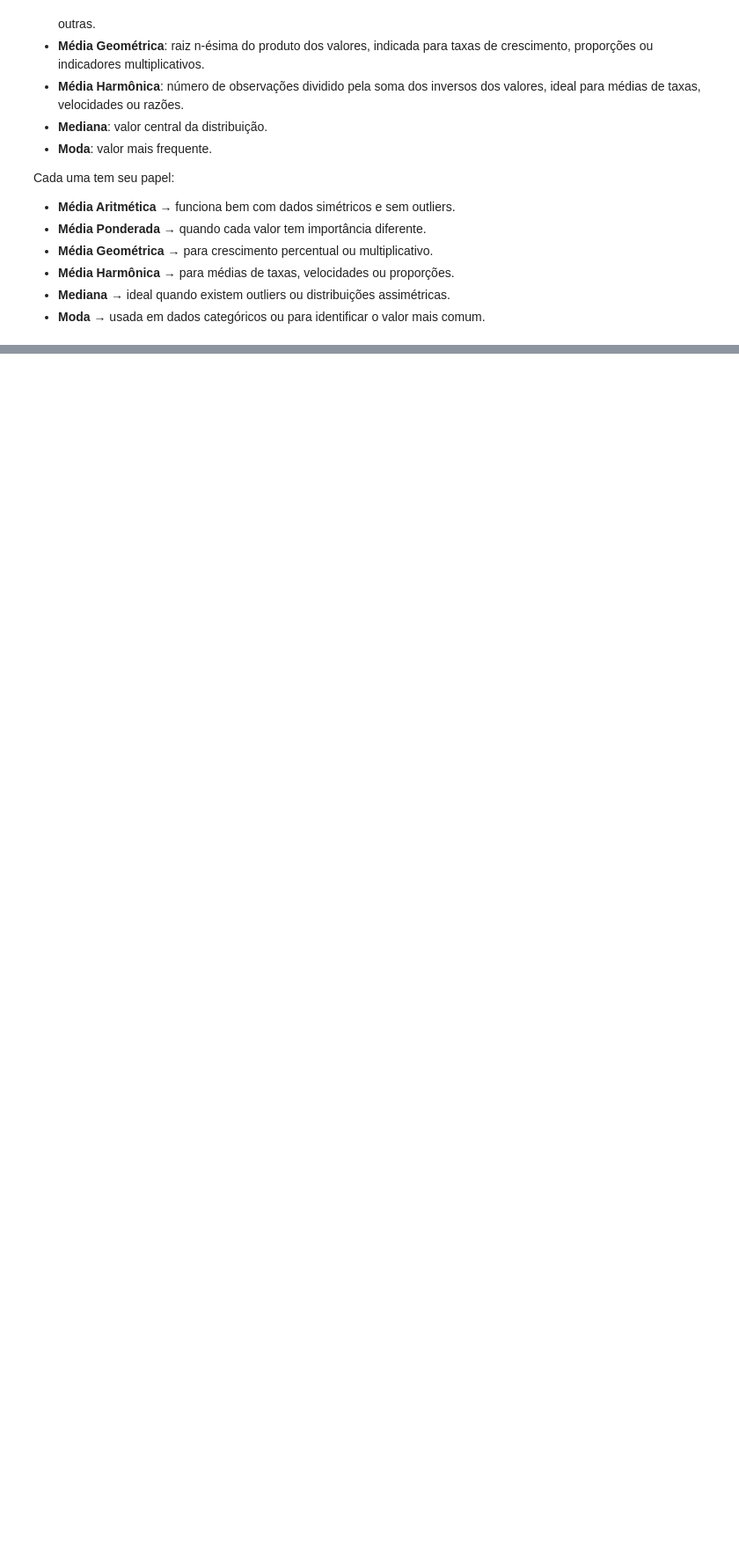
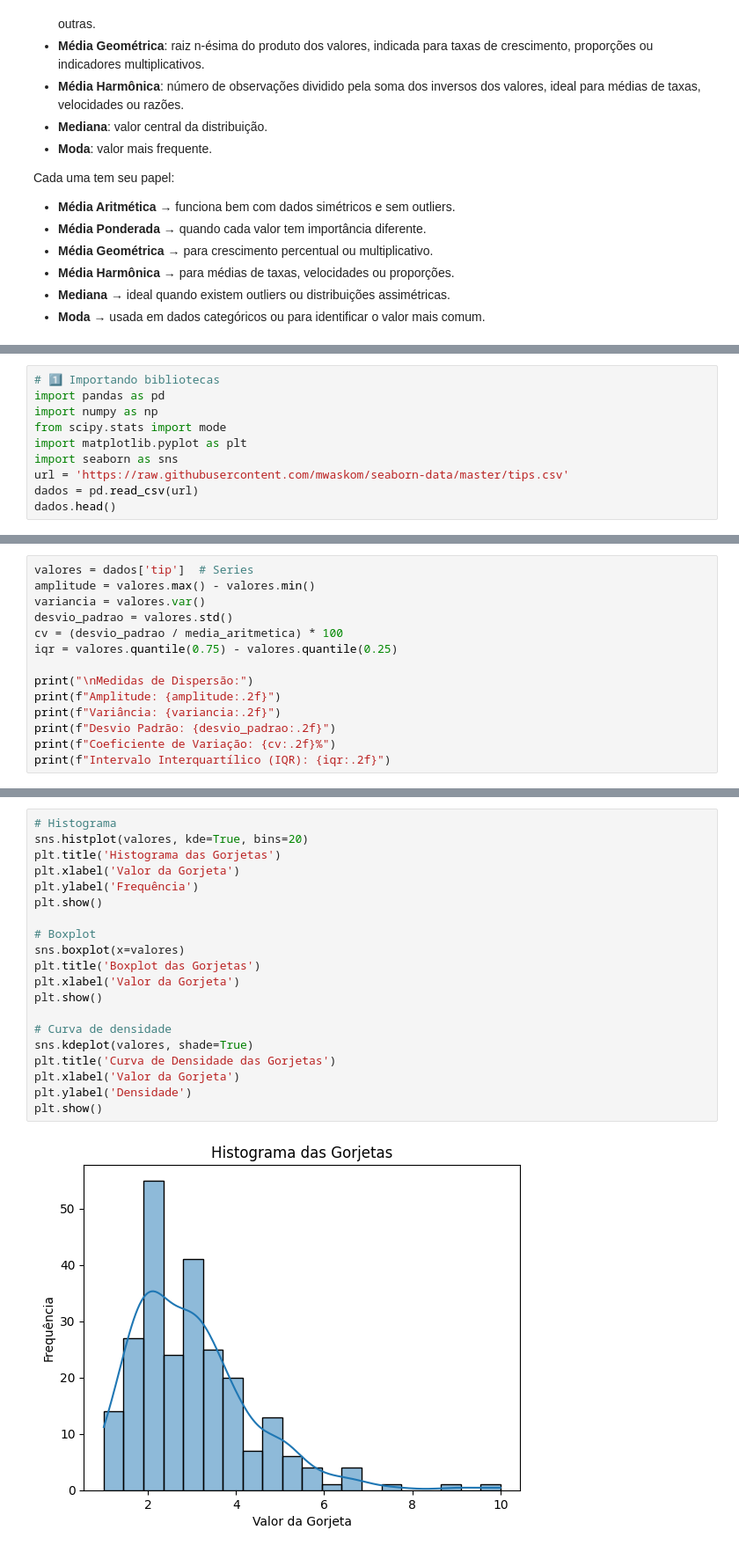
Before and after one commit to MarcelaFerreiraR/AnaliseDeDados, a Jupyter notebook: Analise_Descritiva_pynb.ipynb, the cells around one changed output, grey strips where cells are left out. Shown: that part at 88% size. Saved outputs shown, nothing was run; the diff lists cells and outputs as text; blank space fills up the shorter version.

```diff
--- a/Analise_Descritiva_pynb.ipynb
+++ b/Analise_Descritiva_pynb.ipynb
@@ -96,0 +75,10 @@ Moda: 5
+# %%
+# 1️⃣ Importando bibliotecas
+import pandas as pd
+import numpy as np
+from scipy.stats import mode
+import matplotlib.pyplot as plt
+import seaborn as sns
+url = 'https://raw.githubusercontent.com/mwaskom/seaborn-data/master/tips.csv'
+dados = pd.read_csv(url)
+dados.head()
@@ -96,0 +149,14 @@ Moda: 5
+# %%
+valores = dados['tip']  # Series
+amplitude = valores.max() - valores.min()
+variancia = valores.var()
+desvio_padrao = valores.std()
+cv = (desvio_padrao / media_aritmetica) * 100
+iqr = valores.quantile(0.75) - valores.quantile(0.25)
+
+print("\nMedidas de Dispersão:")
+print(f"Amplitude: {amplitude:.2f}")
+print(f"Variância: {variancia:.2f}")
+print(f"Desvio Padrão: {desvio_padrao:.2f}")
+print(f"Coeficiente de Variação: {cv:.2f}%")
+print(f"Intervalo Interquartílico (IQR): {iqr:.2f}")
@@ -96,0 +186,22 @@ Moda: 5
+# %%
+# Histograma
+sns.histplot(valores, kde=True, bins=20)
+plt.title('Histograma das Gorjetas')
+plt.xlabel('Valor da Gorjeta')
+plt.ylabel('Frequência')
+plt.show()
+
+# Boxplot
+sns.boxplot(x=valores)
+plt.title('Boxplot das Gorjetas')
+plt.xlabel('Valor da Gorjeta')
+plt.show()
+
+# Curva de densidade
+sns.kdeplot(valores, shade=True)
+plt.title('Curva de Densidade das Gorjetas')
+plt.xlabel('Valor da Gorjeta')
+plt.ylabel('Densidade')
+plt.show()
+# %% [output]
+[figure, added]
```
Also changed, not shown: parts of 14 cells of this notebook.
